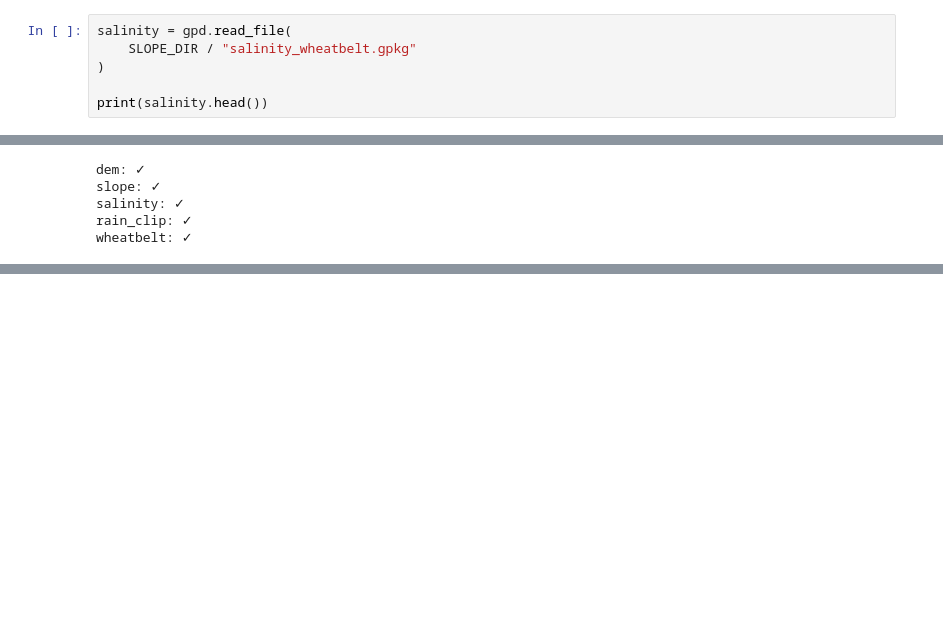
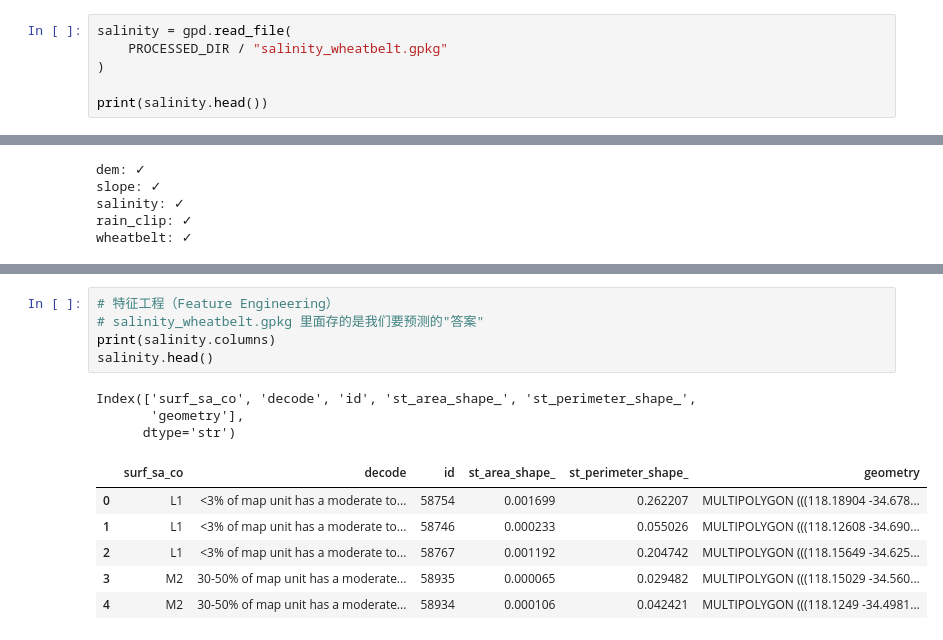
Before and after one commit to JWAN0646/Jingxuan-Wang, a Jupyter notebook: WA-Soil-Salinity-Prediction/notebooks/Soil_Salinity.ipynb, the cells around one changed output, grey strips where cells are left out. Cells and saved outputs as stored; diff of their text form; blank space fills up the shorter version.

```diff
--- a/WA-Soil-Salinity-Prediction/notebooks/Soil_Salinity.ipynb
+++ b/WA-Soil-Salinity-Prediction/notebooks/Soil_Salinity.ipynb
@@ -919,7 +1058,7 @@ Attributes:
     add_offset:     0.0
 # %%
 salinity = gpd.read_file(
-    SLOPE_DIR / "salinity_wheatbelt.gpkg"
+    PROCESSED_DIR / "salinity_wheatbelt.gpkg"
 )
 
 print(salinity.head())
@@ -960,0 +1183,15 @@ wheatbelt: ✓
+# %%
+# 特征工程（Feature Engineering）
+# salinity_wheatbelt.gpkg 里面存的是我们要预测的"答案"
+print(salinity.columns)
+salinity.head()
+# %% [output]
+Index(['surf_sa_co', 'decode', 'id', 'st_area_shape_', 'st_perimeter_shape_',
+       'geometry'],
+      dtype='str')
+|  | surf_sa_co | decode | id | st_area_shape_ | st_perimeter_shape_ | geometry |
+| 0 | L1 | <3% of map unit has a moderate to... | 58754 | 0.001699 | 0.262207 | MULTIPOLYGON (((118.18904 -34.678... |
+| 1 | L1 | <3% of map unit has a moderate to... | 58746 | 0.000233 | 0.055026 | MULTIPOLYGON (((118.12608 -34.690... |
+| 2 | L1 | <3% of map unit has a moderate to... | 58767 | 0.001192 | 0.204742 | MULTIPOLYGON (((118.15649 -34.625... |
+| 3 | M2 | 30-50% of map unit has a moderate... | 58935 | 0.000065 | 0.029482 | MULTIPOLYGON (((118.15029 -34.560... |
+| 4 | M2 | 30-50% of map unit has a moderate... | 58934 | 0.000106 | 0.042421 | MULTIPOLYGON (((118.1249 -34.4981... |
```
Also changed, not shown: parts of 57 cells of this notebook.
